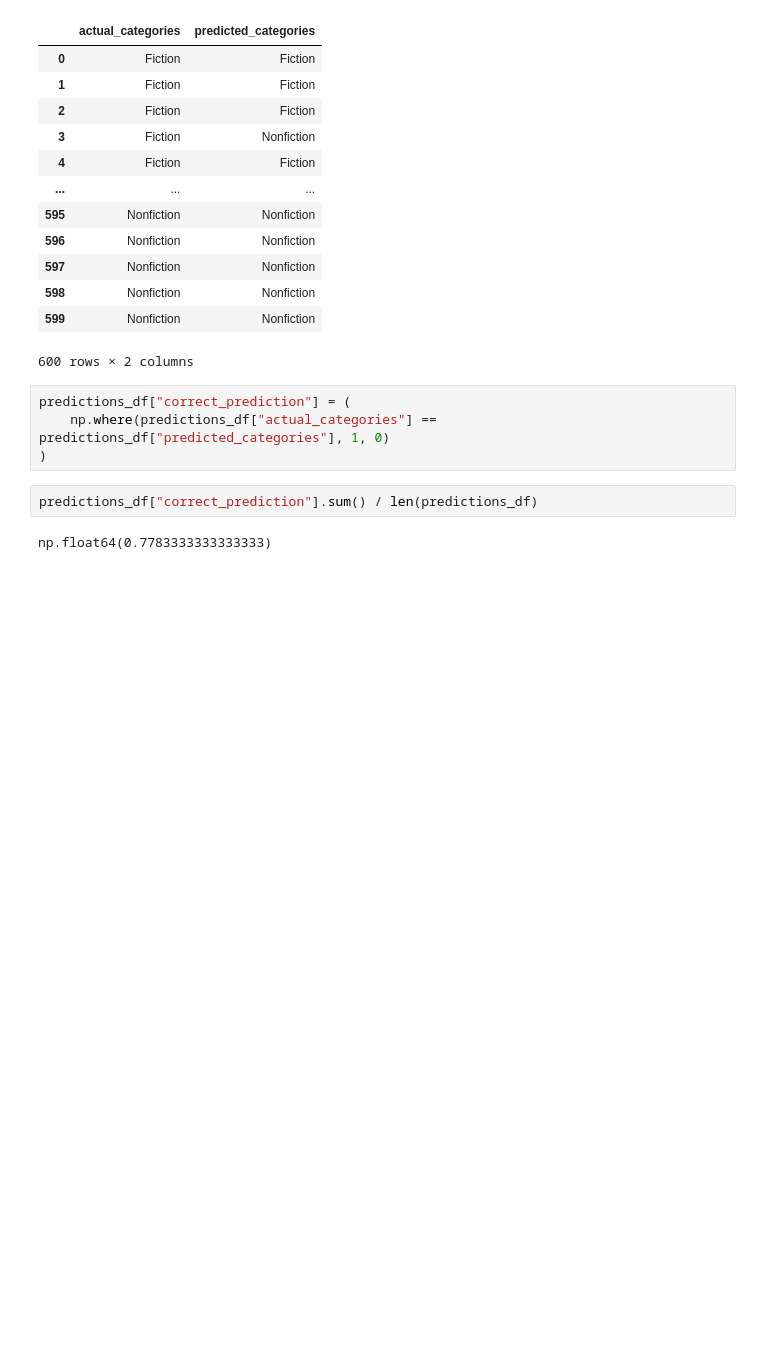
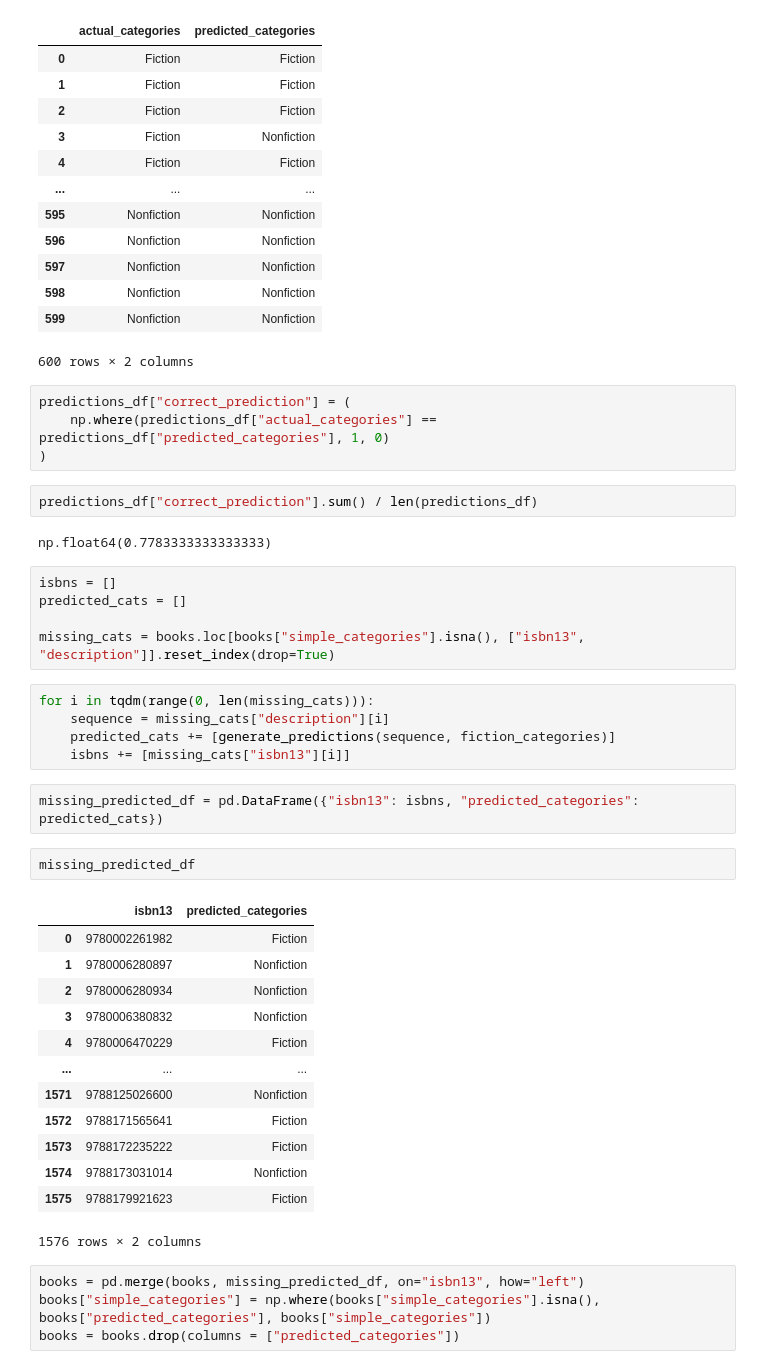
Before and after one commit to Yashshah0502/BookRecommender, a Jupyter notebook: text-classification.ipynb, the cells around one changed output. Cells and saved outputs as stored; diff of their text form; blank space fills up the shorter version.

```diff
--- a/text-classification.ipynb
+++ b/text-classification.ipynb
@@ -207,3 +207,35 @@ predictions_df["correct_prediction"] = (
 predictions_df["correct_prediction"].sum() / len(predictions_df)
 # %% [output]
 np.float64(0.7783333333333333)
+# %%
+isbns = []
+predicted_cats = []
+
+missing_cats = books.loc[books["simple_categories"].isna(), ["isbn13", "description"]].reset_index(drop=True)
+# %%
+for i in tqdm(range(0, len(missing_cats))):
+    sequence = missing_cats["description"][i]
+    predicted_cats += [generate_predictions(sequence, fiction_categories)]
+    isbns += [missing_cats["isbn13"][i]]
+# %%
+missing_predicted_df = pd.DataFrame({"isbn13": isbns, "predicted_categories": predicted_cats})
+# %%
+missing_predicted_df
+# %% [output]
+|  | isbn13 | predicted_categories |
+| 0 | 9780002261982 | Fiction |
+| 1 | 9780006280897 | Nonfiction |
+| 2 | 9780006280934 | Nonfiction |
+| 3 | 9780006380832 | Nonfiction |
+| 4 | 9780006470229 | Fiction |
+| ... | ... | ... |
+| 1571 | 9788125026600 | Nonfiction |
+| 1572 | 9788171565641 | Fiction |
+| 1573 | 9788172235222 | Fiction |
+| 1574 | 9788173031014 | Nonfiction |
+| 1575 | 9788179921623 | Fiction |
+1576 rows × 2 columns
+# %%
+books = pd.merge(books, missing_predicted_df, on="isbn13", how="left")
+books["simple_categories"] = np.where(books["simple_categories"].isna(), books["predicted_categories"], books["simple_categories"])
+books = books.drop(columns = ["predicted_categories"])
```
Also changed, not shown: parts of 2 cells of this notebook, 1 other file.
